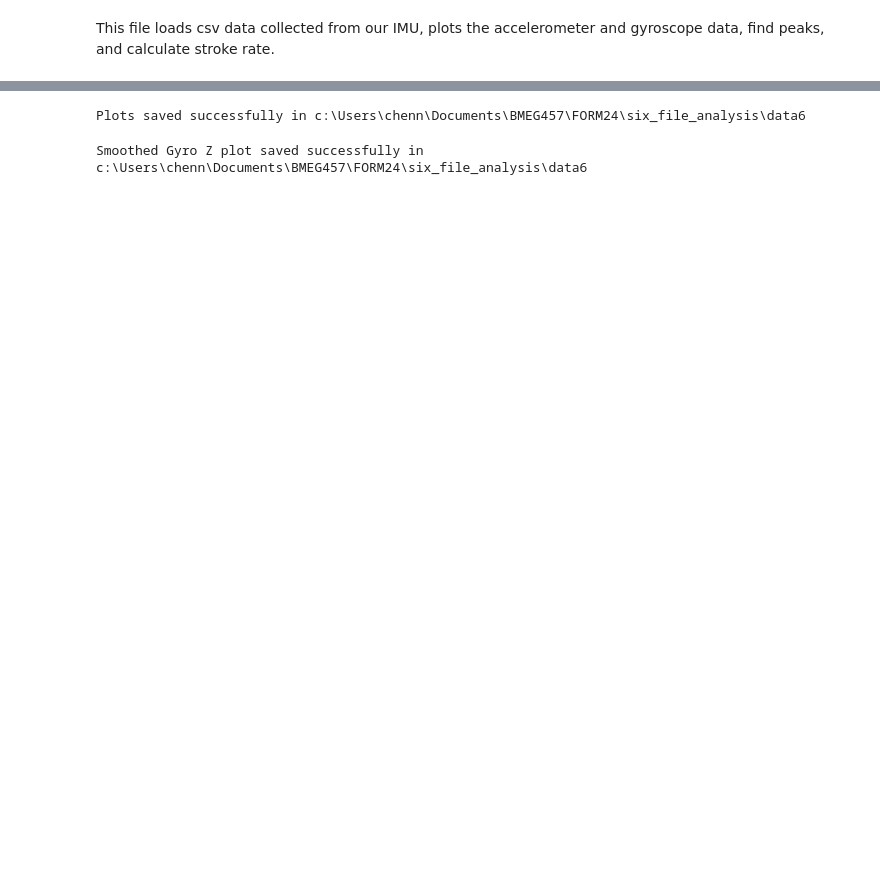
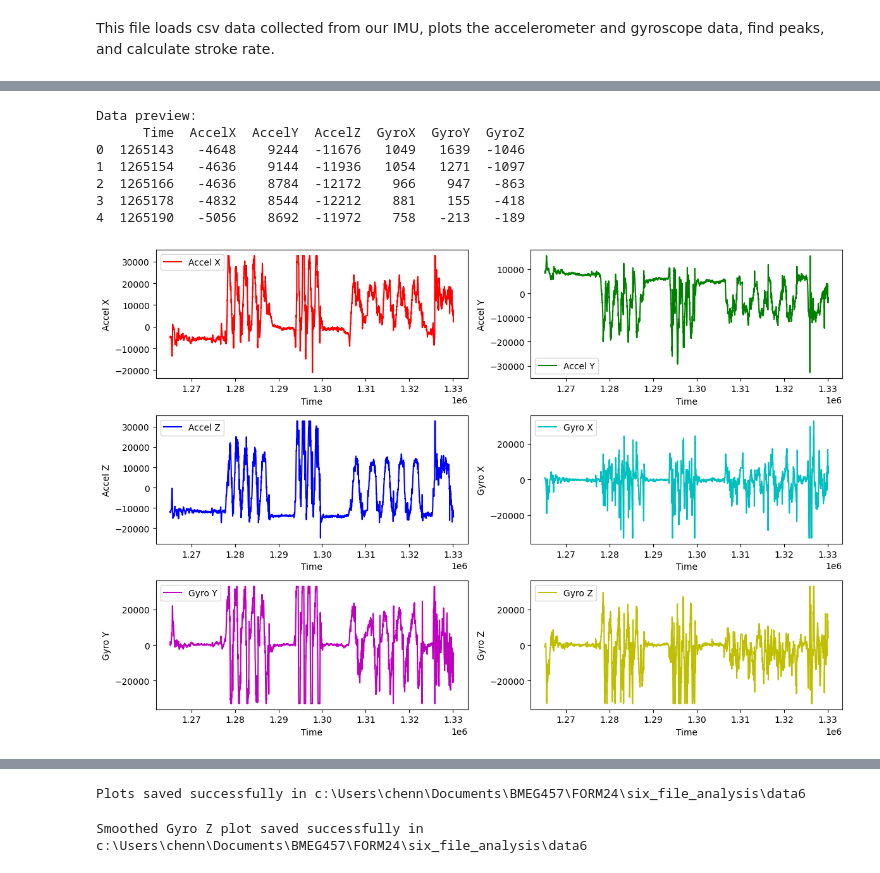
Before and after one commit to IddoSadeh/FORM24, a Jupyter notebook: esp IMU/imuProcess.ipynb, the cells around one changed output, grey strips where cells are left out. Saved outputs shown, nothing was run; the diff lists cells and outputs as text; code cells hidden in the pictures; blank space fills up the shorter version.

```diff
--- a/esp IMU/imuProcess.ipynb
+++ b/esp IMU/imuProcess.ipynb
@@ -43,3 +17,74 @@ Data preview:
+# %%
+
+
+# Display the first few rows of the dataset to ensure it loaded correctly
+print("Data preview:")
+print(data.head())
+
+# Flag to show or hide plots
+show_plots = True
+
+# Extract the columns
+timestamps = data['Time']
+accel_x = data['AccelX']
+accel_y = data['AccelY']
+accel_z = data['AccelZ']
+gyro_x = data['GyroX']
+gyro_y = data['GyroY']
+gyro_z = data['GyroZ']
+
+import matplotlib.pyplot as plt
+
+# Plot all six data series over time
+plt.figure(figsize=(12, 8))
+
+plt.subplot(3, 2, 1)
+plt.plot(timestamps, accel_x, label='Accel X', color='r')
+plt.xlabel('Time')
+plt.ylabel('Accel X')
+plt.legend()
+
+plt.subplot(3, 2, 2)
+plt.plot(timestamps, accel_y, label='Accel Y', color='g')
+plt.xlabel('Time')
+plt.ylabel('Accel Y')
+plt.legend()
+
+plt.subplot(3, 2, 3)
+plt.plot(timestamps, accel_z, label='Accel Z', color='b')
+plt.xlabel('Time')
+plt.ylabel('Accel Z')
+plt.legend()
+
+plt.subplot(3, 2, 4)
+plt.plot(timestamps, gyro_x, label='Gyro X', color='c')
+plt.xlabel('Time')
+plt.ylabel('Gyro X')
+plt.legend()
+
+plt.subplot(3, 2, 5)
+plt.plot(timestamps, gyro_y, label='Gyro Y', color='m')
+plt.xlabel('Time')
+plt.ylabel('Gyro Y')
+plt.legend()
+
+plt.subplot(3, 2, 6)
+plt.plot(timestamps, gyro_z, label='Gyro Z', color='y')
+plt.xlabel('Time')
+plt.ylabel('Gyro Z')
+plt.legend()
+
+plt.tight_layout()
+plt.show()
+# %% [output]
+Data preview:
+      Time  AccelX  AccelY  AccelZ  GyroX  GyroY  GyroZ
+0  1265143   -4648    9244  -11676   1049   1639  -1046
+1  1265154   -4636    9144  -11936   1054   1271  -1097
+2  1265166   -4636    8784  -12172    966    947   -863
+3  1265178   -4832    8544  -12212    881    155   -418
+4  1265190   -5056    8692  -11972    758   -213   -189
+[figure, added]
 # %%
 from scipy.signal import savgol_filter
 
```
Also changed, not shown: parts of 8 cells of this notebook, 10 other files.
